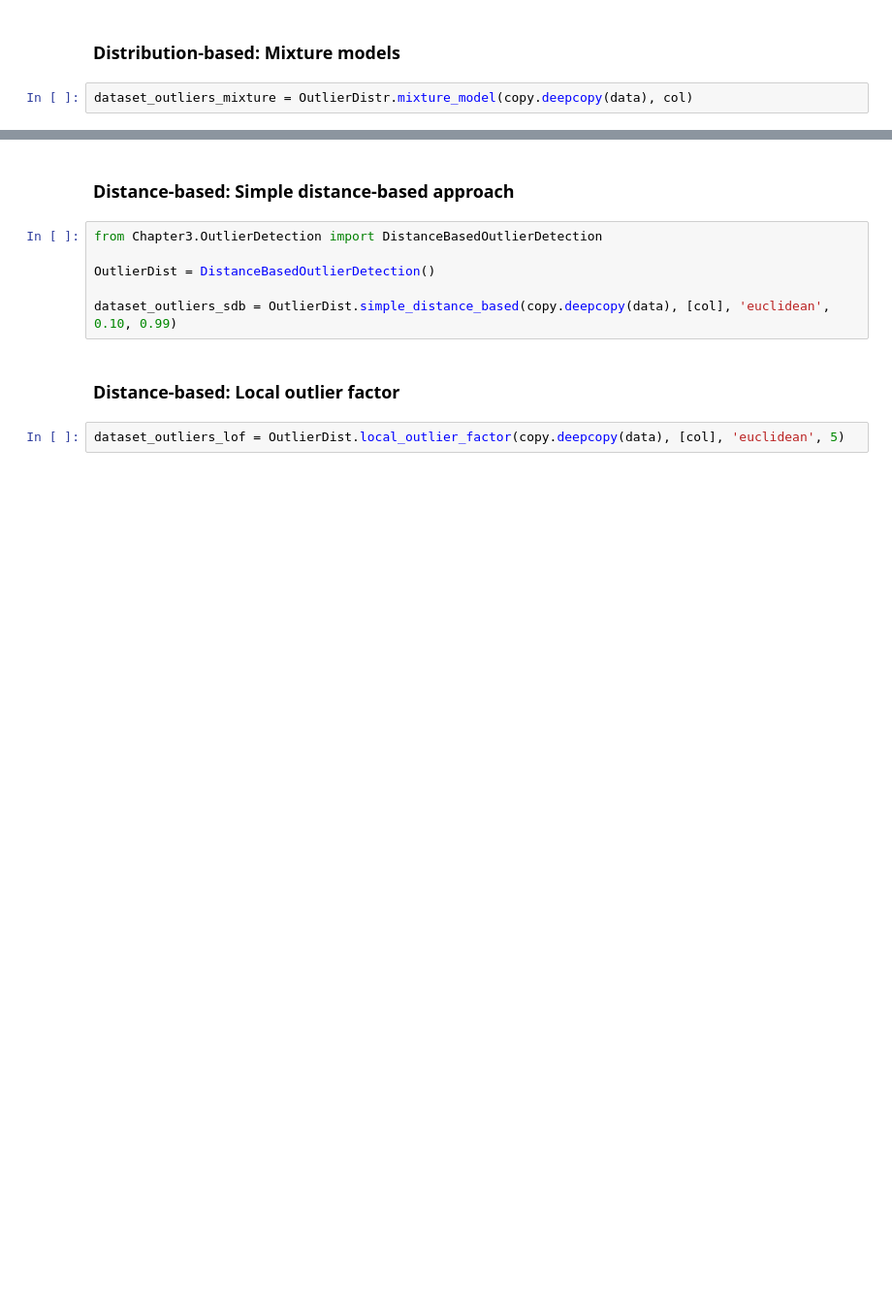
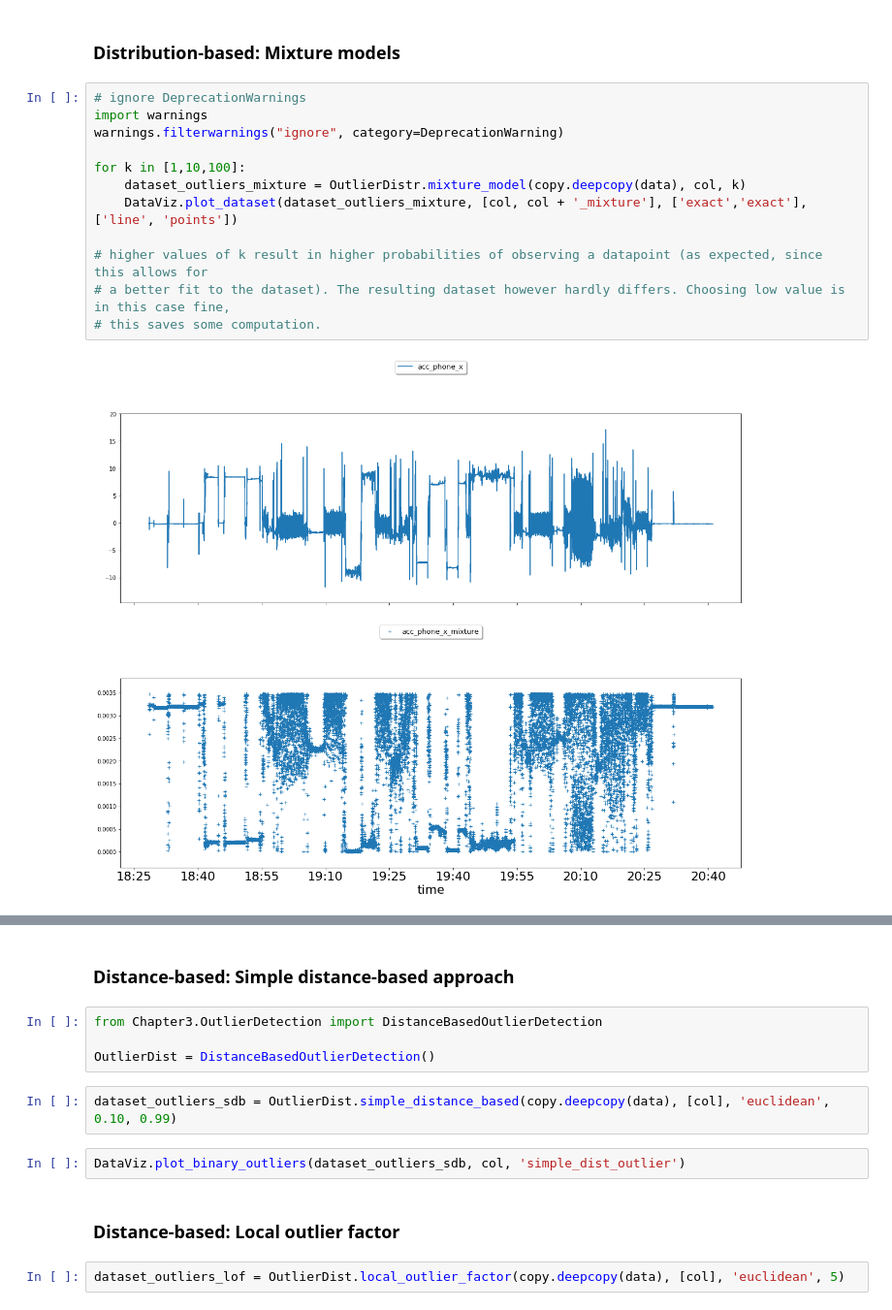
Before and after one commit to davidstap/ML4QS, a Jupyter notebook: assignment1.ipynb, the cells around one changed output, grey strips where cells are left out. Shown at 97% size. Cells and saved outputs as stored; diff of their text form; blank space fills up the shorter version.

```diff
--- a/assignment1.ipynb
+++ b/assignment1.ipynb
@@ -264,4 +248,16 @@ dataset_outliers_chauvenet = OutlierDistr.chauvenet(copy.deepcopy(data), col)
 # %% [markdown]
 ### Distribution-based: Mixture models
-# %%
-dataset_outliers_mixture = OutlierDistr.mixture_model(copy.deepcopy(data), col)
+# %%
+# ignore DeprecationWarnings
+import warnings
+warnings.filterwarnings("ignore", category=DeprecationWarning)
+
+for k in [1,10,100]:
+    dataset_outliers_mixture = OutlierDistr.mixture_model(copy.deepcopy(data), col, k)
+    DataViz.plot_dataset(dataset_outliers_mixture, [col, col + '_mixture'], ['exact','exact'], ['line', 'points'])
+
+# higher values of k result in higher probabilities of observing a datapoint (as expected, since this allows for
+# a better fit to the dataset). The resulting dataset however hardly differs. Choosing low value is in this case fine,
+# this saves some computation.
+# %% [output]
+[figure, added]
@@ -268,11 +266,13 @@ dataset_outliers_mixture = OutlierDistr.mixture_model(copy.deepcopy(data), col)
 # %% [markdown]
 ### Distance-based: Simple distance-based approach
+# %%
+from Chapter3.OutlierDetection import DistanceBasedOutlierDetection
+
+OutlierDist = DistanceBasedOutlierDetection()
 # %%
-from Chapter3.OutlierDetection import DistanceBasedOutlierDetection
-
-OutlierDist = DistanceBasedOutlierDetection()
-
 dataset_outliers_sdb = OutlierDist.simple_distance_based(copy.deepcopy(data), [col], 'euclidean', 0.10, 0.99)
+# %%
+DataViz.plot_binary_outliers(dataset_outliers_sdb, col, 'simple_dist_outlier')
 # %% [markdown]
 ### Distance-based: Local outlier factor
 # %%
```
Also changed, not shown: parts of 13 cells of this notebook, 6 other files.
